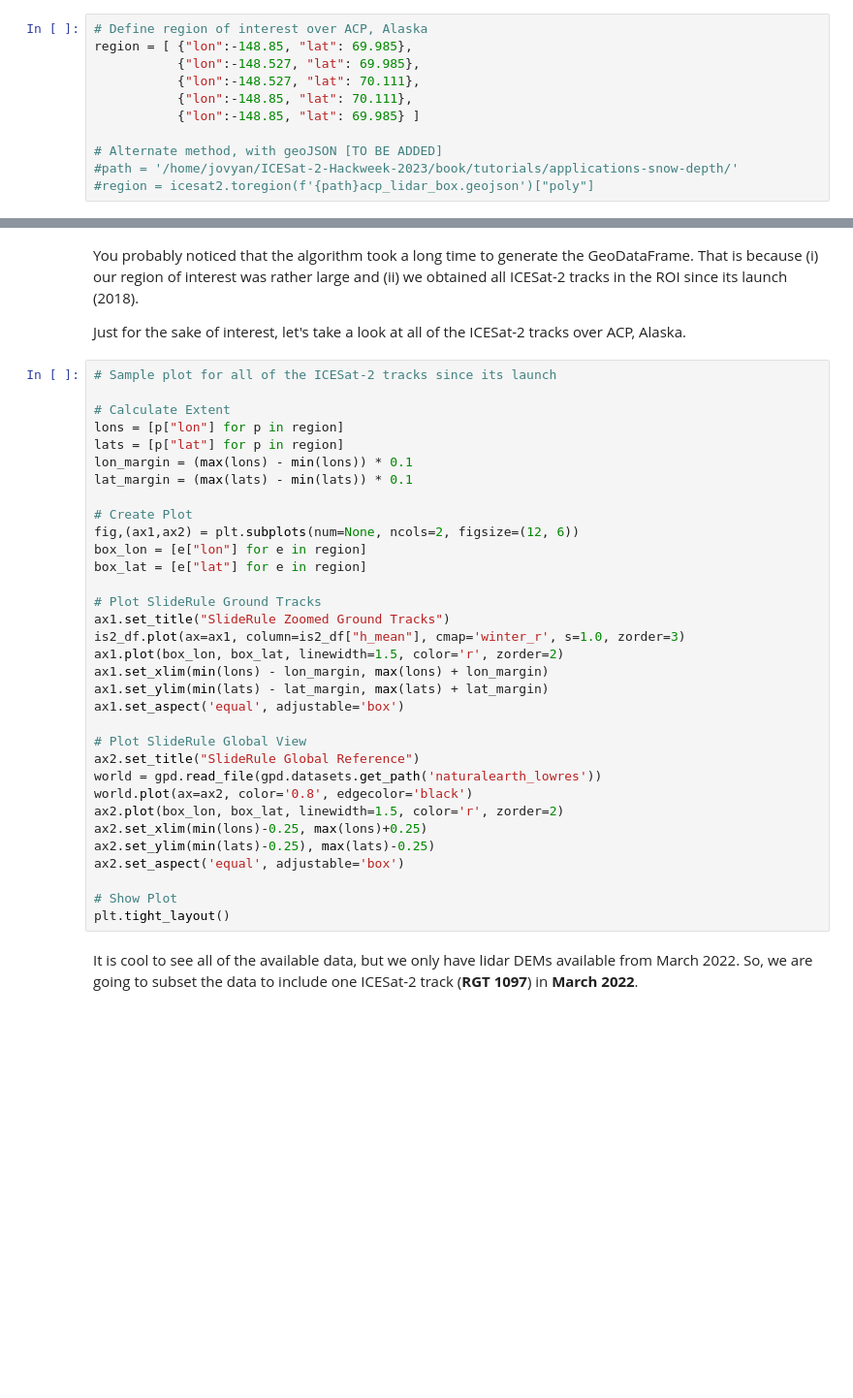
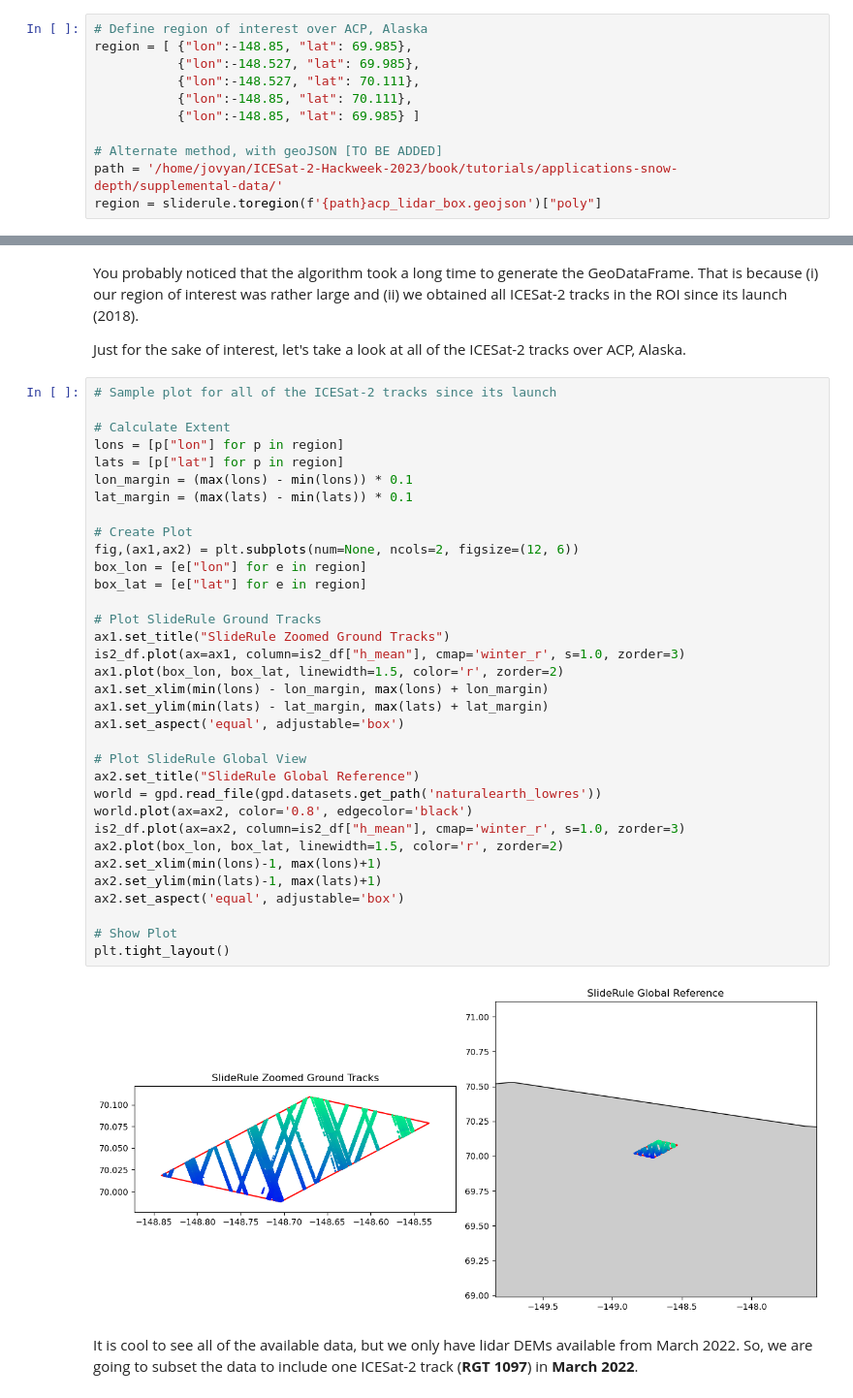
Before and after one commit to KarinaZikan/ICESat-2-Hackweek-2023, a Jupyter notebook: book/tutorials/applications-snow-depth/applications-tutorial-snow-depth.ipynb, the cells around one changed output, grey strips where cells are left out. Shown at 97% size. Cells and saved outputs as stored; diff of their text form; blank space fills up the shorter version.

Commit message:
Finished up code and commentary. Added lidar rasters and Alaska geojson.

```diff
--- a/book/tutorials/applications-snow-depth/applications-tutorial-snow-depth.ipynb
+++ b/book/tutorials/applications-snow-depth/applications-tutorial-snow-depth.ipynb
@@ -91,8 +93,8 @@ region = [ {"lon":-148.85, "lat": 69.985},
            {"lon":-148.85, "lat": 69.985} ]
 
 # Alternate method, with geoJSON [TO BE ADDED]
-#path = '/home/jovyan/ICESat-2-Hackweek-2023/book/tutorials/applications-snow-depth/'
-#region = icesat2.toregion(f'{path}acp_lidar_box.geojson')["poly"]
+path = '/home/jovyan/ICESat-2-Hackweek-2023/book/tutorials/applications-snow-depth/supplemental-data/'
+region = sliderule.toregion(f'{path}acp_lidar_box.geojson')["poly"]
 # %% [markdown]
 Now we are going to build our SlideRule request with a few more parameters.
 
@@ -132,35 +142,38 @@ Just for the sake of interest, let's take a look at all of the ICESat-2 tracks o
 # Sample plot for all of the ICESat-2 tracks since its launch
 
 # Calculate Extent
 lons = [p["lon"] for p in region]
 lats = [p["lat"] for p in region]
 lon_margin = (max(lons) - min(lons)) * 0.1
 lat_margin = (max(lats) - min(lats)) * 0.1
 
 # Create Plot
 fig,(ax1,ax2) = plt.subplots(num=None, ncols=2, figsize=(12, 6))
 box_lon = [e["lon"] for e in region]
 box_lat = [e["lat"] for e in region]
 
 # Plot SlideRule Ground Tracks
 ax1.set_title("SlideRule Zoomed Ground Tracks")
 is2_df.plot(ax=ax1, column=is2_df["h_mean"], cmap='winter_r', s=1.0, zorder=3)
 ax1.plot(box_lon, box_lat, linewidth=1.5, color='r', zorder=2)
 ax1.set_xlim(min(lons) - lon_margin, max(lons) + lon_margin)
 ax1.set_ylim(min(lats) - lat_margin, max(lats) + lat_margin)
 ax1.set_aspect('equal', adjustable='box')
 
 # Plot SlideRule Global View
 ax2.set_title("SlideRule Global Reference")
 world = gpd.read_file(gpd.datasets.get_path('naturalearth_lowres'))
 world.plot(ax=ax2, color='0.8', edgecolor='black')
+is2_df.plot(ax=ax2, column=is2_df["h_mean"], cmap='winter_r', s=1.0, zorder=3)
 ax2.plot(box_lon, box_lat, linewidth=1.5, color='r', zorder=2)
-ax2.set_xlim(min(lons)-0.25, max(lons)+0.25)
-ax2.set_ylim(min(lats)-0.25), max(lats)-0.25)
+ax2.set_xlim(min(lons)-1, max(lons)+1)
+ax2.set_ylim(min(lats)-1, max(lats)+1)
 ax2.set_aspect('equal', adjustable='box')
 
 # Show Plot
 plt.tight_layout()
+# %% [output]
+[figure, added]
 # %% [markdown]
 It is cool to see all of the available data, but we only have lidar DEMs available from March 2022. So, we are going to subset the data to include one ICESat-2 track (**RGT 1097**) in **March 2022**.
 # %%
```
Also changed, not shown: parts of 13 cells of this notebook, 3 other files.
